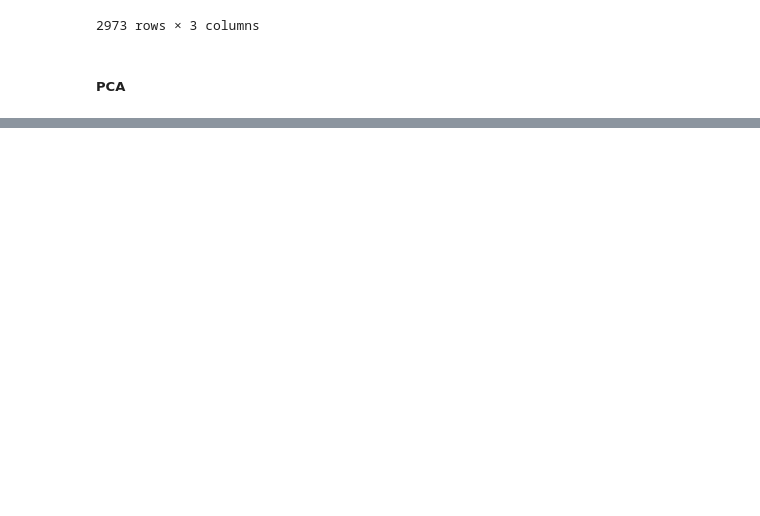
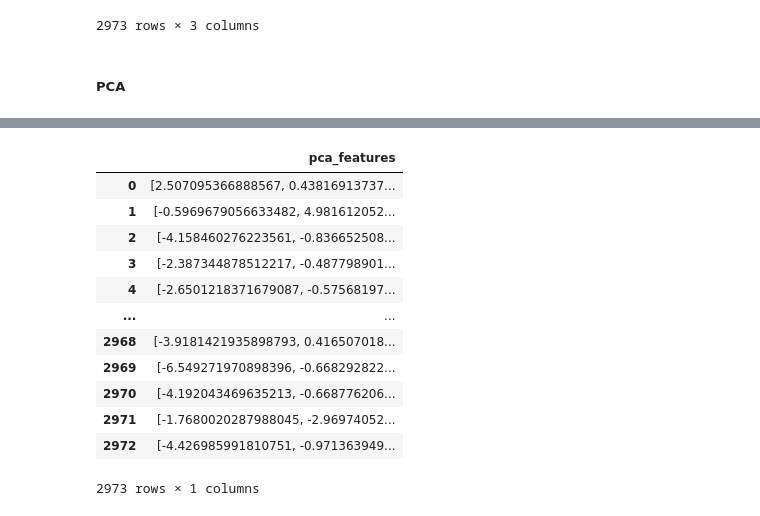
Before and after one commit to MpRonald/Spark, a Jupyter notebook: PySpark_Recomendation.ipynb, the cells around one changed output, grey strips where cells are left out. Cells and saved outputs as stored; diff of their text form; code cells hidden in the pictures; blank space fills up the shorter version.

```diff
--- a/PySpark_Recomendation.ipynb
+++ b/PySpark_Recomendation.ipynb
@@ -280,0 +327,13 @@ data_genre_scaler.toPandas()
+# %%
+pca_pipeline = Pipeline(
+    stages=[VectorAssembler(inputCols=X, outputCol='features'),
+    StandardScaler(inputCol='features', outputCol='scaled_features'),
+    PCA(k=2, inputCol='scaled_features', outputCol='pca_features')])
+
+# adjust pipeline
+pca_pipeline_model = pca_pipeline.fit(data_genre)
+
+# transform
+data_genre_pca = pca_pipeline_model.transform(data_genre)
+
+data_genre_pca.limit(10).toPandas()
@@ -280,0 +352,16 @@ data_genre_scaler.toPandas()
+# %%
+data_genre_pca.select('pca_features').toPandas()
+# %% [output]
+|  | pca_features |
+| 0 | [2.507095366888567, 0.43816913737... |
+| 1 | [-0.5969679056633482, 4.981612052... |
+| 2 | [-4.158460276223561, -0.836652508... |
+| 3 | [-2.387344878512217, -0.487798901... |
+| 4 | [-2.6501218371679087, -0.57568197... |
+| ... | ... |
+| 2968 | [-3.9181421935898793, 0.416507018... |
+| 2969 | [-6.549271970898396, -0.668292822... |
+| 2970 | [-4.192043469635213, -0.668776206... |
+| 2971 | [-1.7680020287988045, -2.96974052... |
+| 2972 | [-4.426985991810751, -0.971363949... |
+2973 rows × 1 columns
```
Also changed, not shown: parts of 10 cells of this notebook.
